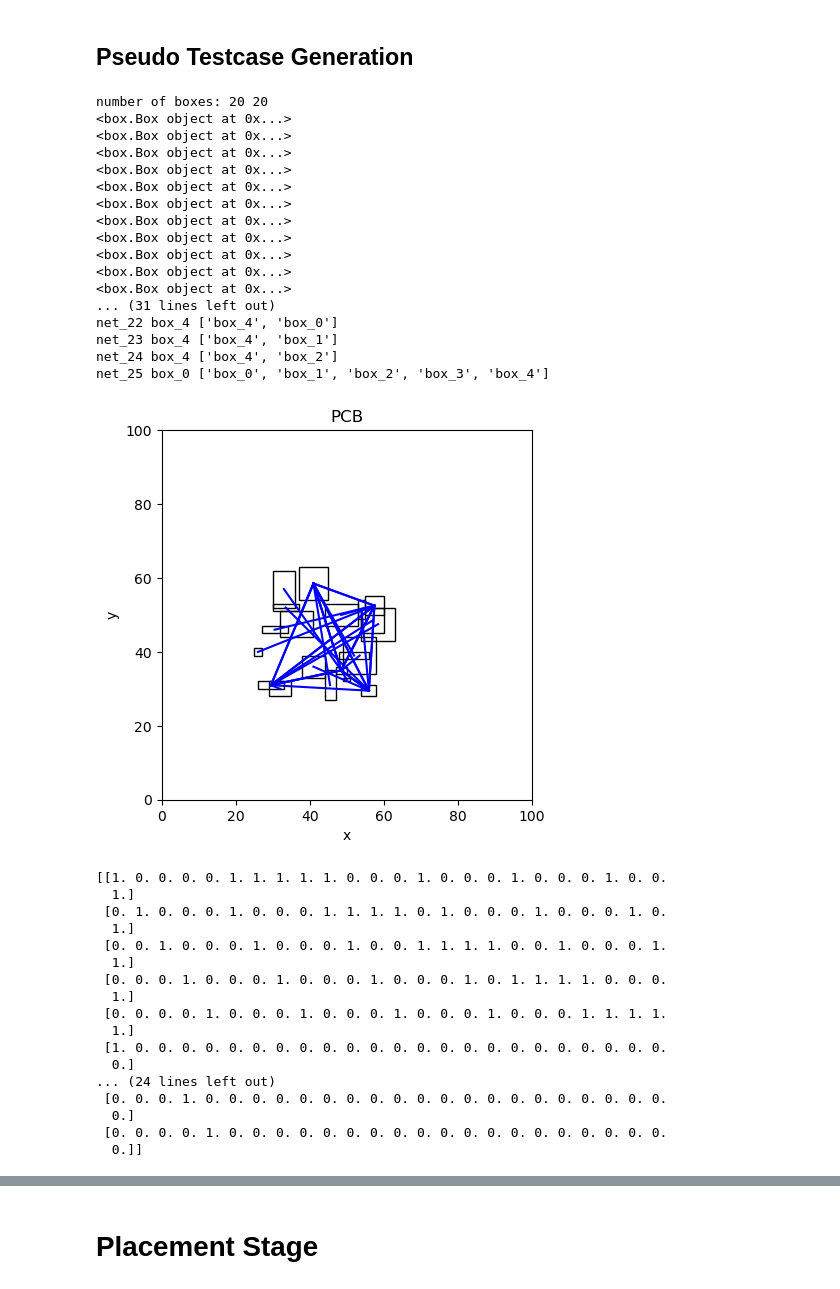
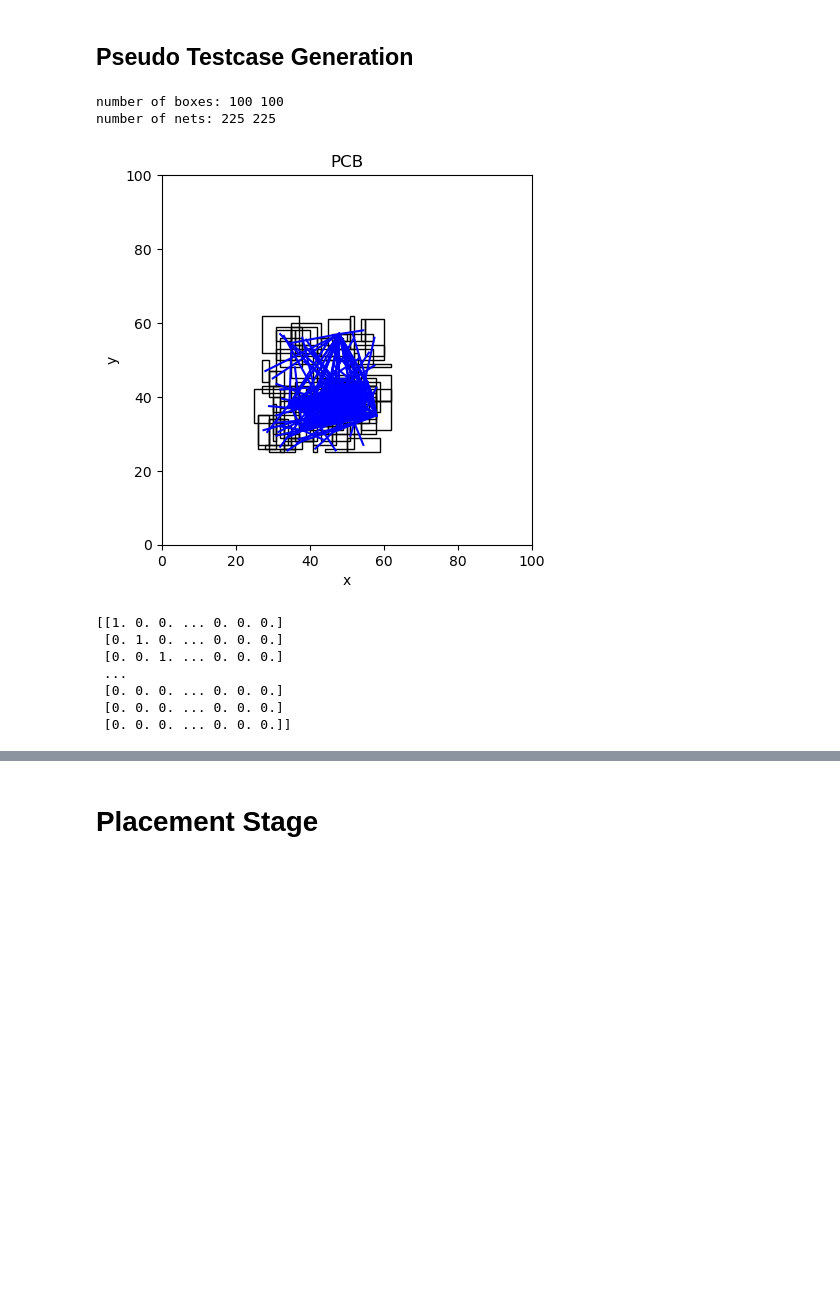
Before and after one commit to Dinple/PointCloudPlacer, a Jupyter notebook: run_baseline.ipynb, the cells around one changed output, grey strips where cells are left out. Cells and saved outputs as stored; diff of their text form; code cells hidden in the pictures; blank space fills up the shorter version.

```diff
--- a/run_baseline.ipynb
+++ b/run_baseline.ipynb
@@ -26,8 +26,8 @@ from VAEPlacer import *
 box_collection = {}
 net_collection = {}
 
-num_boxes = 20
-num_nets = 5
+num_boxes = 100
+num_nets = 15
 
 # the first box of each net is the source box
 source_box_collection = []
@@ -68,72 +68,47 @@ if ADD_PAIRWISE_CONNECTIONS:
                 # add the net to the source box / other source box
                 box_collection[source_box_name].add_net_name(f"net_{net_idx}")
                 box_collection[other_source_box_name].add_net_name(f"net_{net_idx}")
                 # increment the net index
                 net_idx += 1
 
-ADD_SUPER_CONNECTION = True
+ADD_SUPER_CONNECTION = False
 if ADD_SUPER_CONNECTION:
     net_idx = num_nets + num_boxes
     # connect all the source box to a super net
     net_collection[f"net_{net_idx}"] = Net(
         net_name=f"net_{net_idx}", source_box_name=source_box_collection[0], sink_box_names=[]
     )
     # add the net to the source box
     box_collection[source_box_collection[0]].add_net_name(f"net_{net_idx}")
 
     for source_box_name in source_box_collection:
         if source_box_name != source_box_collection[0]:
             net_collection[f"net_{net_idx}"].add_sink_box_name(source_box_name)
             box_collection[source_box_name].add_net_name(f"net_{net_idx}")
 
 
 # make a canvas
 pcb_canvas = PCBCanvas(width=100, height=100, boxes=box_collection, nets=net_collection)
 print("number of boxes:", len(pcb_canvas.boxes), len(box_collection))
-for box in pcb_canvas.boxes.values():
-    print(box)
+# for box in pcb_canvas.boxes.values():
+#     print(box)
 print("number of nets:", len(pcb_canvas.nets), len(net_collection))
-for net in pcb_canvas.nets.values():
-    print(net.net_name, net.source_box_name, net.box_names)
+# for net in pcb_canvas.nets.values():
+#     print(net.net_name, net.source_box_name, net.box_names)
 
 pcb_canvas.plot()
 
 print(pcb_canvas.get_incidence_matrix())
 # %% [output]
-number of boxes: 20 20
-<box.Box object at 0x...>
-<box.Box object at 0x...>
-<box.Box object at 0x...>
-<box.Box object at 0x...>
-<box.Box object at 0x...>
-<box.Box object at 0x...>
-<box.Box object at 0x...>
-<box.Box object at 0x...>
-<box.Box object at 0x...>
-<box.Box object at 0x...>
-<box.Box object at 0x...>
-... (31 lines left out)
-net_22 box_4 ['box_4', 'box_0']
-net_23 box_4 ['box_4', 'box_1']
-net_24 box_4 ['box_4', 'box_2']
-net_25 box_0 ['box_0', 'box_1', 'box_2', 'box_3', 'box_4']
+number of boxes: 100 100
+number of nets: 225 225
-[figure, old version]
+[figure, new version]
-[[1. 0. 0. 0. 0. 1. 1. 1. 1. 1. 0. 0. 0. 1. 0. 0. 0. 1. 0. 0. 0. 1. 0. 0.
-  1.]
- [0. 1. 0. 0. 0. 1. 0. 0. 0. 1. 1. 1. 1. 0. 1. 0. 0. 0. 1. 0. 0. 0. 1. 0.
-  1.]
- [0. 0. 1. 0. 0. 0. 1. 0. 0. 0. 1. 0. 0. 1. 1. 1. 1. 0. 0. 1. 0. 0. 0. 1.
-  1.]
- [0. 0. 0. 1. 0. 0. 0. 1. 0. 0. 0. 1. 0. 0. 0. 1. 0. 1. 1. 1. 1. 0. 0. 0.
-  1.]
- [0. 0. 0. 0. 1. 0. 0. 0. 1. 0. 0. 0. 1. 0. 0. 0. 1. 0. 0. 0. 1. 1. 1. 1.
-  1.]
- [1. 0. 0. 0. 0. 0. 0. 0. 0. 0. 0. 0. 0. 0. 0. 0. 0. 0. 0. 0. 0. 0. 0. 0.
-  0.]
-... (24 lines left out)
- [0. 0. 0. 1. 0. 0. 0. 0. 0. 0. 0. 0. 0. 0. 0. 0. 0. 0. 0. 0. 0. 0. 0. 0.
-  0.]
- [0. 0. 0. 0. 1. 0. 0. 0. 0. 0. 0. 0. 0. 0. 0. 0. 0. 0. 0. 0. 0. 0. 0. 0.
-  0.]]
+[[1. 0. 0. ... 0. 0. 0.]
+ [0. 1. 0. ... 0. 0. 0.]
+ [0. 0. 1. ... 0. 0. 0.]
+ ...
+ [0. 0. 0. ... 0. 0. 0.]
+ [0. 0. 0. ... 0. 0. 0.]
+ [0. 0. 0. ... 0. 0. 0.]]
 # %%
 # pickle the canvas
```
Also changed, not shown: parts of 9 cells of this notebook.
